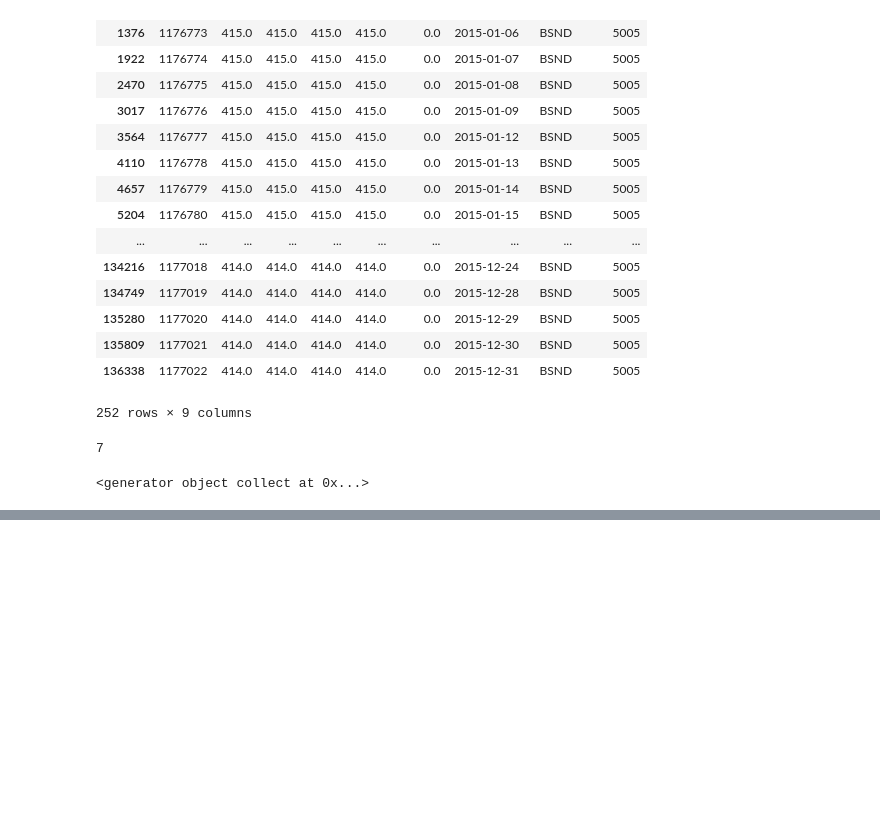
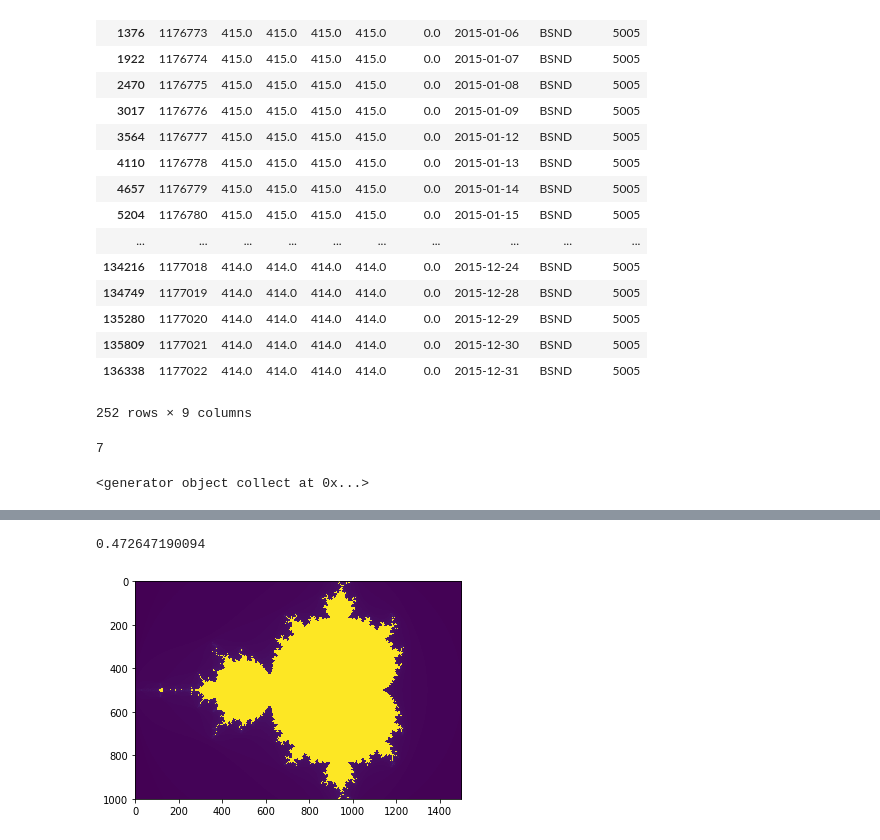
Before and after one commit to ajmal017/trade_analytics, a Jupyter notebook: trade_analytics/trade_analytics.ipynb, the cells around one changed output, grey strips where cells are left out. Cells and saved outputs as stored; diff of their text form; code cells hidden in the pictures; blank space fills up the shorter version.

```diff
--- a/trade_analytics/trade_analytics.ipynb
+++ b/trade_analytics/trade_analytics.ipynb
@@ -360,0 +466,13 @@ r.collect()
+# %%
+indF=stkmd.IndexFunction(IndexCode=ss,IndexName='test2',IndexDescription='just testing 2 ')
+indF.save()
+
+indF=stkmd.IndexFunction(IndexCode=ss,IndexName='test3',IndexDescription='just testing 3 ')
+indF.save()
+# %%
+
+codeobj = compile(indF.IndexCode, 'fakemodule', 'exec')
+exec(codeobj)
+# %% [output]
+0.472647190094
+[figure, added]
```
Also changed, not shown: parts of 14 cells of this notebook, 6 other files.
